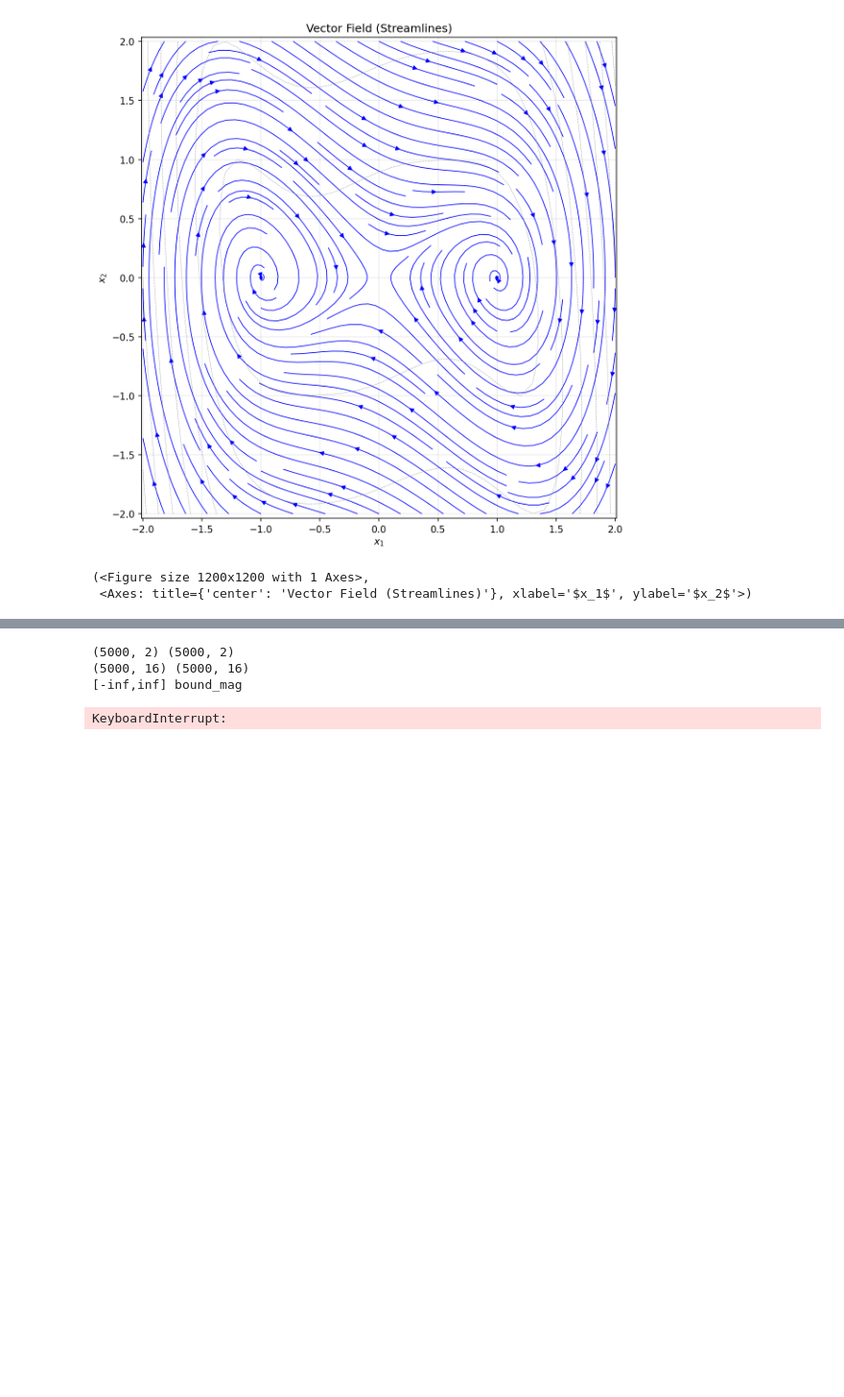
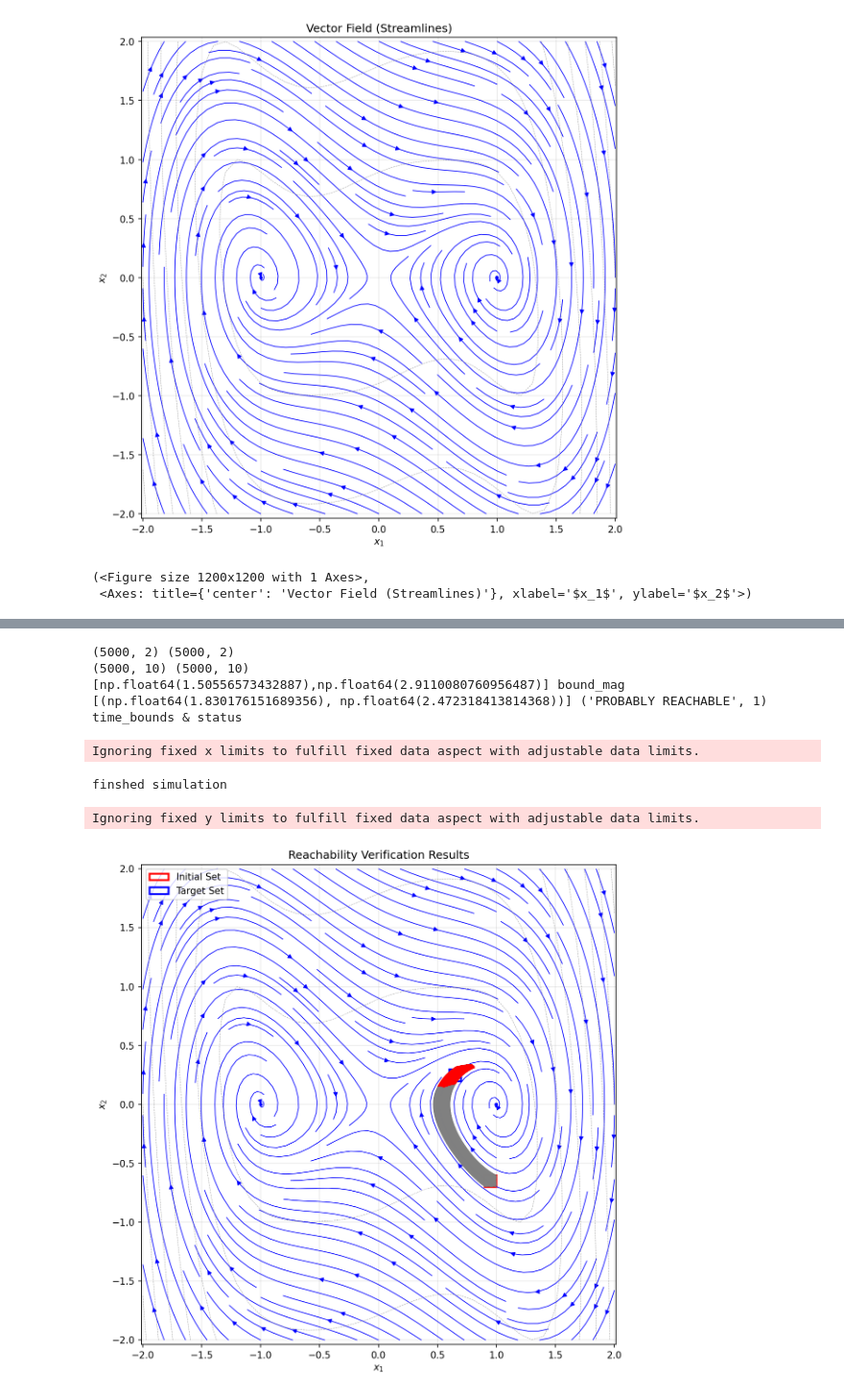
Before and after one commit to JianqiangDing/Residual-Dynamic-Mode-Decomposition, a Jupyter notebook: examples/DUFF_REA_BOX_AE.ipynb, the cells around one changed output, grey strips where cells are left out. Shown at 96% size. Cells and saved outputs as stored; diff of their text form; code cells hidden in the pictures; blank space fills up the shorter version.

Commit message:
seems the eigenfunctions obtained from data not quite accurate if too far away from the equilibrium

```diff
--- a/examples/DUFF_REA_BOX_AE.ipynb
+++ b/examples/DUFF_REA_BOX_AE.ipynb
@@ -112,36 +108,40 @@ PX.shape, V.shape (10000, 55) (55, 55)
 # apply the reachability verification algorithm
 
 # define the initial set, and target set for reachability verification
-X0 = [[-0.8, -0.7], [1.8, 1.9]]
+# X0 = [[-0.8, -0.7], [1.8, 1.9]] # CAUTION: for this X0, the reachability verification will fail
+X0 = [[0.9, 1], [-0.7, -0.6]]
 XF = [[0.6, 0.7], [0.2, 0.3]]
 
 pts_X0 = ddrv.common.sample_box_set(X0, 5000)
 pts_XF = ddrv.common.sample_box_set(XF, 5000)
 print(pts_X0.shape, pts_XF.shape)
 
 # evaluate the eigenfunctions on the initial set and target set samples
 ef0_vals = observables.eval_mod(pts_X0, V_feasible)
 efF_vals = observables.eval_mod(pts_XF, V_feasible)
 print(ef0_vals.shape, efF_vals.shape)
 
 # compute the reach time bounds
 time_bounds, status = ddrv.algo.compute_reach_time_bounds(
     ef0_vals, efF_vals, LAM_feasible_ct
 )
 print(time_bounds, status, "time_bounds & status")
 
-time_bounds = []
 
 ddrv.viz.vis_rv(
     duffing_oscillator.get_numerical_dynamics(),
     domain=[[-2, 2], [-2, 2]],
     bounds=time_bounds,
     dt=0.01,
     initial_set=X0,
     target_set=XF,
 )
 # %% [output]
 (5000, 2) (5000, 2)
-(5000, 16) (5000, 16)
-[-inf,inf] bound_mag
+(5000, 10) (5000, 10)
+[np.float64(1.50556573432887),np.float64(2.9110080760956487)] bound_mag
+[(np.float64(1.830176151689356), np.float64(2.472318413814368))] ('PROBABLY REACHABLE', 1) time_bounds & status
-KeyboardInterrupt:
+Ignoring fixed x limits to fulfill fixed data aspect with adjustable data limits.
+finshed simulation
+Ignoring fixed y limits to fulfill fixed data aspect with adjustable data limits.
+[figure, added]
```
Also changed, not shown: parts of 3 cells of this notebook, 8 other files.
